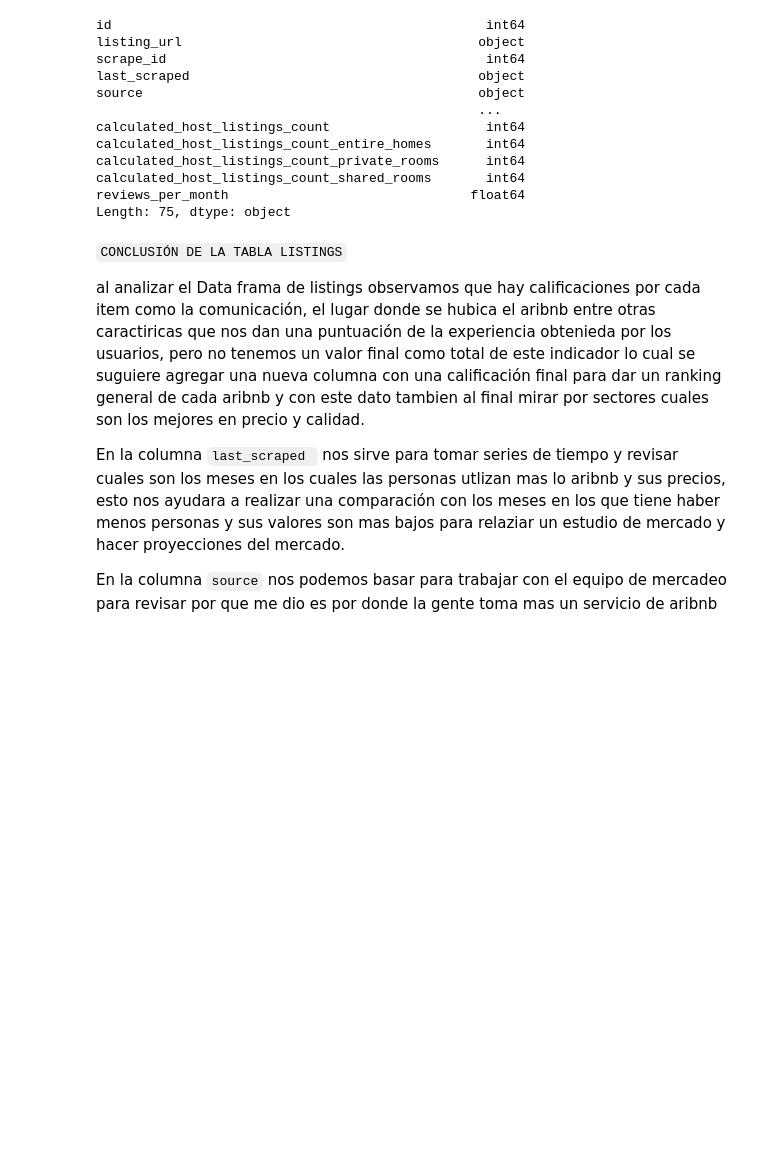
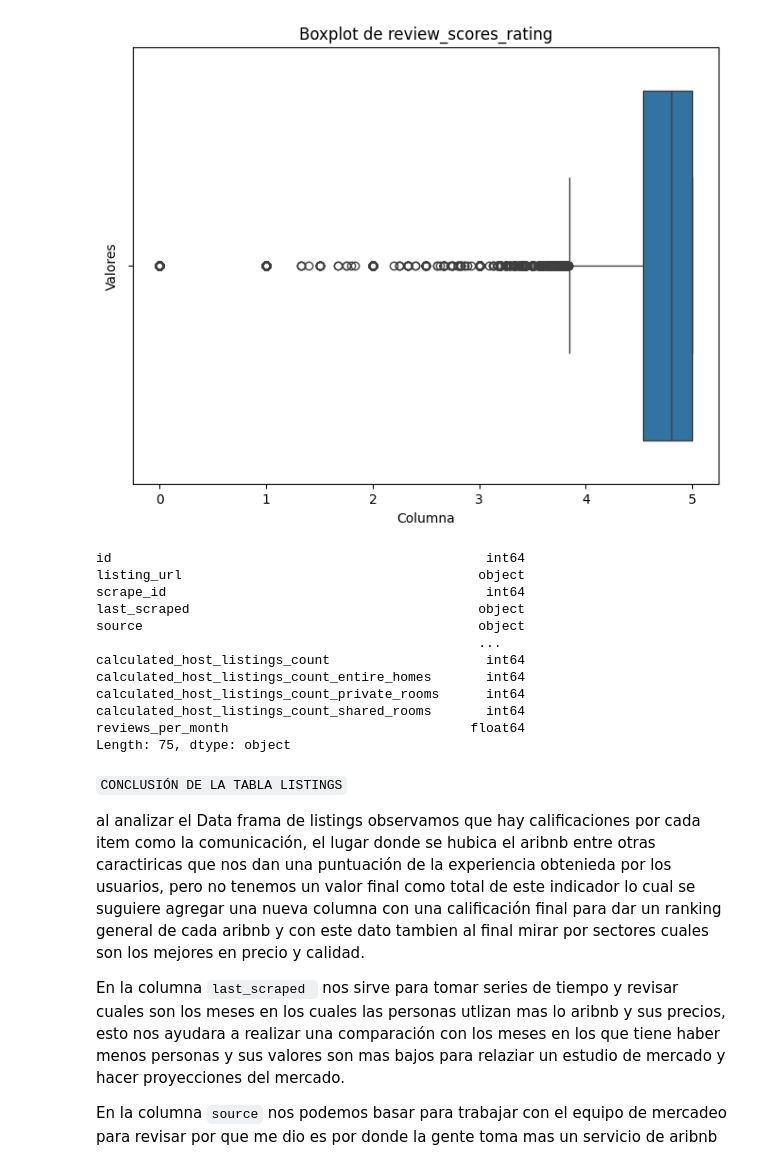
Before and after one commit to didi-gg/big_data, a Jupyter notebook: notebooks/exploracion_data_grup5.ipynb, the cells around one changed output. Drawn from its saved outputs; the diff is of its cells as text; code cells hidden in the pictures; blank space fills up the shorter version.

```diff
--- a/notebooks/exploracion_data_grup5.ipynb
+++ b/notebooks/exploracion_data_grup5.ipynb
@@ -11,6 +13,19 @@ df.head()
 | 2 | 3109 | https://www.airbnb.com/rooms/3109 | 20230904181324 | 2023-09-05 | city scrape | Rental unit in Paris · ★5.0 · 1 b... | Lovely Appartment with one bedroo... | Good restaurants<br />very close ... | ... |
 | 3 | 54377 | https://www.airbnb.com/rooms/54377 | 20230904181324 | 2023-09-05 | city scrape | Rental unit in Paris · ★4.94 · 1 ... | We love Paris. Giving tourists th... | The district is cosmopolitan and ... | ... |
 | 4 | 5396 | https://www.airbnb.com/rooms/5396 | 20230904181324 | 2023-09-05 | city scrape | Rental unit in Paris · ★4.56 · St... | NEW SOFA-BED SINCE JUNE 2023, Ple... | You are within walking distance t... | ... |
+# %%
+# Supongamos que 'columna_interes' es el nombre de la columna que deseas visualizar en el boxplot
+columna_interes = 'review_scores_rating'
+
+# Crear un boxplot con Seaborn
+plt.figure(figsize=(8, 6))
+sns.boxplot(x=df[columna_interes])
+plt.title('Boxplot de {}'.format(columna_interes))
+plt.xlabel('Columna')
+plt.ylabel('Valores')
+plt.show()
+# %% [output]
+[figure, added]
 # %%
 tipos_de_datos = df.dtypes
 ##df['columna_a_cambiar'] = df['columna_a_cambiar'].astype(int)
```
Also changed, not shown: parts of 1 cell of this notebook.
